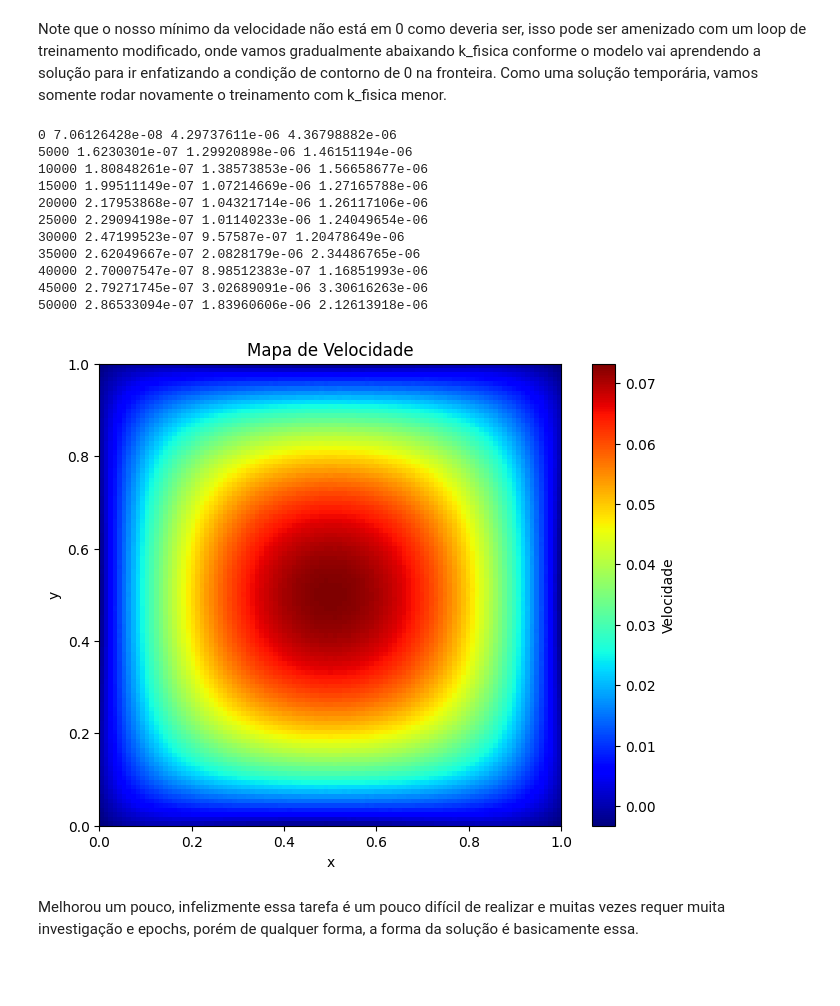
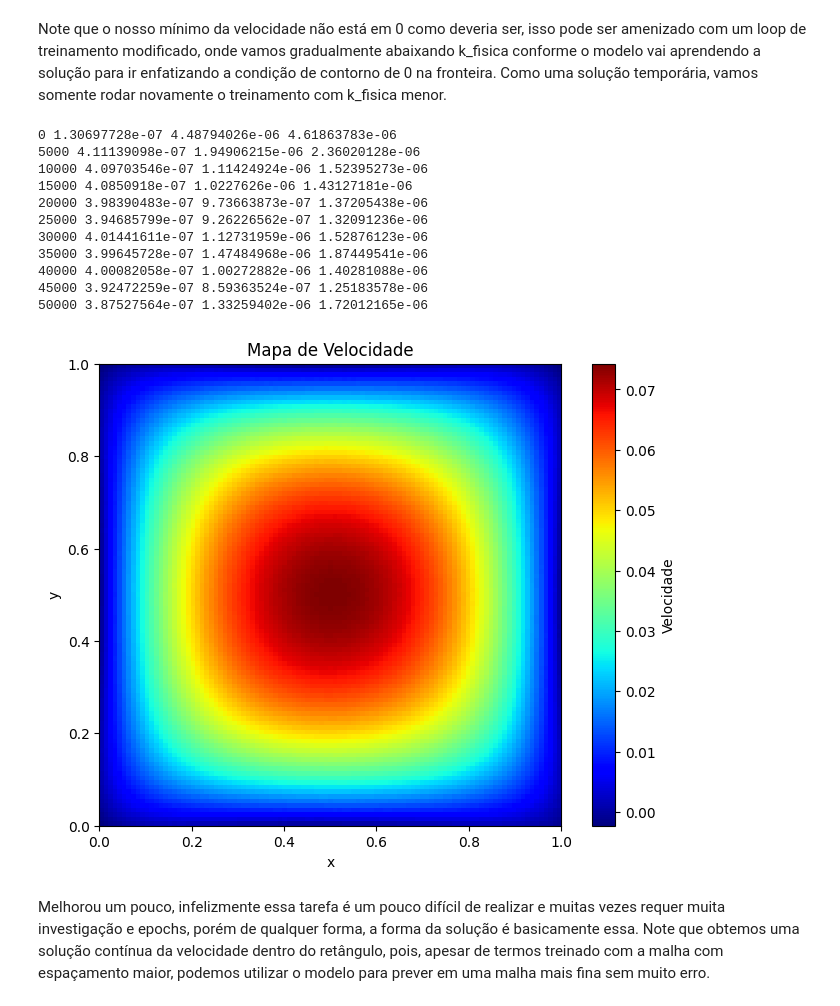
Before and after one commit to monnomero/IA-para-fisica, a Jupyter notebook: aula4.ipynb, the cells around one changed output. Saved outputs shown, nothing was run; the diff lists cells and outputs as text; code cells hidden in the pictures; blank space fills up the shorter version.

```diff
--- a/aula4.ipynb
+++ b/aula4.ipynb
@@ -138,6 +138,8 @@ def plotar_velocidade():
             cont1+=1
             cont2=0
 
+    valores_velocidade = valores_velocidade.T
+
 
     plt.figure(figsize=(8, 6))
     plt.imshow(
@@ -160,26 +162,26 @@ plotar_velocidade()
 Note que o nosso mínimo da velocidade não está em 0 como deveria ser, isso pode ser amenizado com um loop de treinamento modificado, onde vamos gradualmente abaixando k_fisica conforme o modelo vai aprendendo a solução para ir enfatizando a condição de contorno de 0 na fronteira. Como uma solução temporária, vamos somente rodar novamente o treinamento com k_fisica menor.
 # %%
 epochs = 50000
-k_fisica = 5e-4
+k_fisica = 2e-4
 
 for epoch in range(epochs+1):
     fisica,normal,total = loop_treinamento_PINN(entradas_treinamento,saidas_treinamento,entradas_treinamento_fisico,k_fisica)
     if (epoch)%5000 == 0:
         tf.print(epoch,fisica,normal,total)
 
 plotar_velocidade()
 # %% [output]
-0 7.06126428e-08 4.29737611e-06 4.36798882e-06
-5000 1.6230301e-07 1.29920898e-06 1.46151194e-06
-10000 1.80848261e-07 1.38573853e-06 1.56658677e-06
-15000 1.99511149e-07 1.07214669e-06 1.27165788e-06
-20000 2.17953868e-07 1.04321714e-06 1.26117106e-06
-25000 2.29094198e-07 1.01140233e-06 1.24049654e-06
-30000 2.47199523e-07 9.57587e-07 1.20478649e-06
-35000 2.62049667e-07 2.0828179e-06 2.34486765e-06
-40000 2.70007547e-07 8.98512383e-07 1.16851993e-06
-45000 2.79271745e-07 3.02689091e-06 3.30616263e-06
-50000 2.86533094e-07 1.83960606e-06 2.12613918e-06
+0 1.30697728e-07 4.48794026e-06 4.61863783e-06
+5000 4.11139098e-07 1.94906215e-06 2.36020128e-06
+10000 4.09703546e-07 1.11424924e-06 1.52395273e-06
+15000 4.0850918e-07 1.0227626e-06 1.43127181e-06
+20000 3.98390483e-07 9.73663873e-07 1.37205438e-06
+25000 3.94685799e-07 9.26226562e-07 1.32091236e-06
+30000 4.01441611e-07 1.12731959e-06 1.52876123e-06
+35000 3.99645728e-07 1.47484968e-06 1.87449541e-06
+40000 4.00082058e-07 1.00272882e-06 1.40281088e-06
+45000 3.92472259e-07 8.59363524e-07 1.25183578e-06
+50000 3.87527564e-07 1.33259402e-06 1.72012165e-06
-[figure, old version]
+[figure, new version]
 # %% [markdown]
-Melhorou um pouco, infelizmente essa tarefa é um pouco difícil de realizar e muitas vezes requer muita investigação e epochs, porém de qualquer forma, a forma da solução é basicamente essa.
+Melhorou um pouco, infelizmente essa tarefa é um pouco difícil de realizar e muitas vezes requer muita investigação e epochs, porém de qualquer forma, a forma da solução é basicamente essa. Note que obtemos uma solução contínua da velocidade dentro do retângulo, pois, apesar de termos treinado com a malha com espaçamento maior, podemos utilizar o modelo para prever em uma malha mais fina sem muito erro.
```
Also changed, not shown: parts of 19 cells of this notebook.
